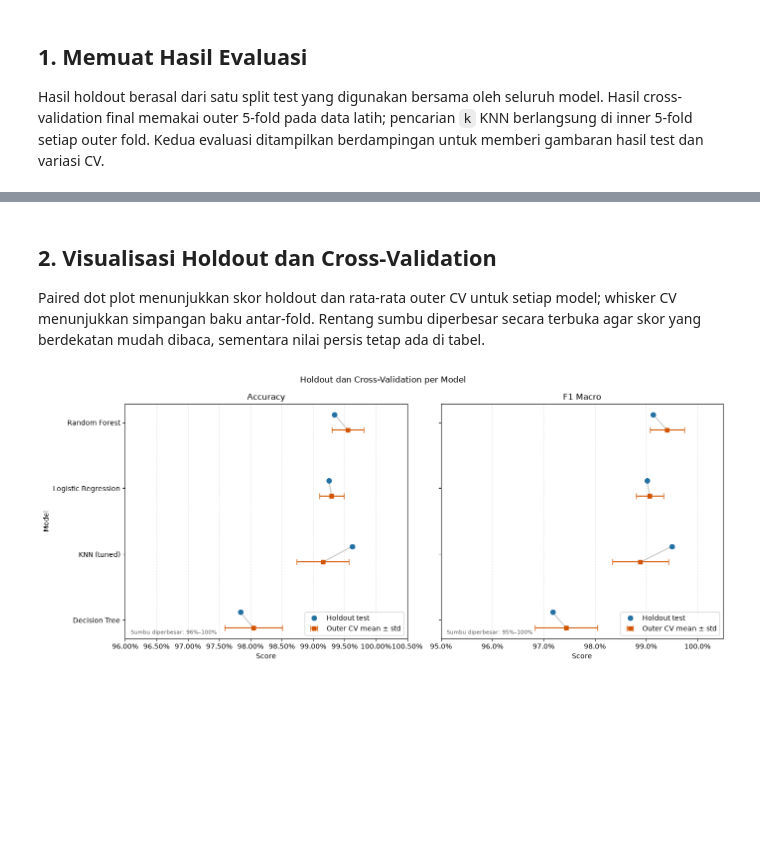
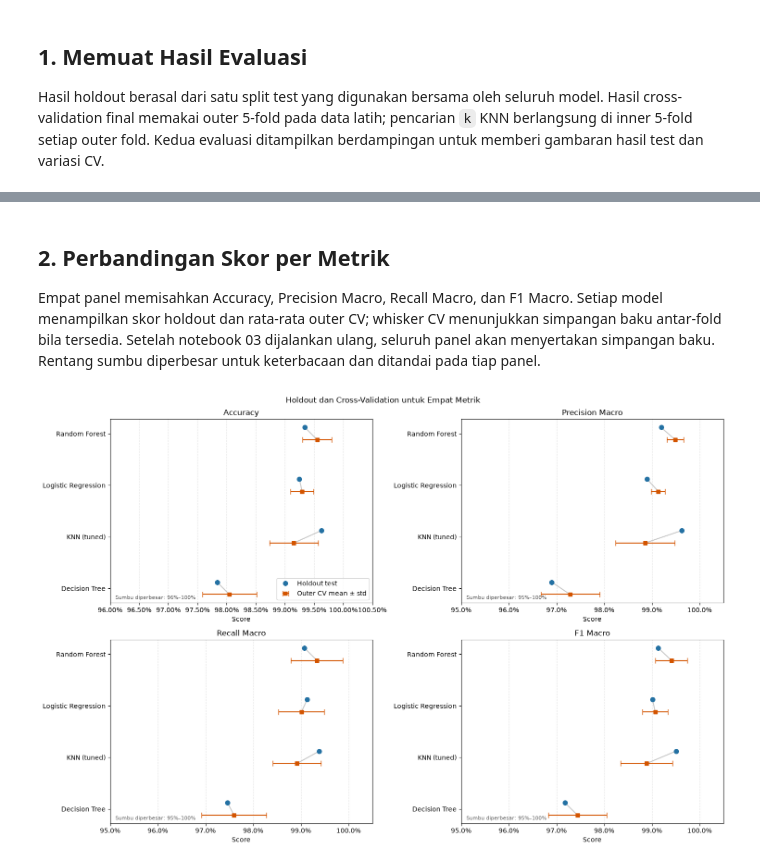
Before and after one commit to Lordzyy43/wineML, a Jupyter notebook: notebooks/04_model_comparison.ipynb, the cells around one changed output, grey strips where cells are left out. Drawn from its saved outputs; the diff is of its cells as text; code cells hidden in the pictures; blank space fills up the shorter version.

Commit message:
Tambahan visualisasi komparasi

```diff
--- a/notebooks/04_model_comparison.ipynb
+++ b/notebooks/04_model_comparison.ipynb
@@ -53,40 +72,61 @@ Sumber hasil: d:\MachineLearning\Wine\reports\classification
 # %% [markdown]
-## 2. Visualisasi Holdout dan Cross-Validation
+## 2. Perbandingan Skor per Metrik
 
-Paired dot plot menunjukkan skor holdout dan rata-rata outer CV untuk setiap model; whisker CV menunjukkan simpangan baku antar-fold. Rentang sumbu diperbesar secara terbuka agar skor yang berdekatan mudah dibaca, sementara nilai persis tetap ada di tabel.
+Empat panel memisahkan Accuracy, Precision Macro, Recall Macro, dan F1 Macro. Setiap model menampilkan skor holdout dan rata-rata outer CV; whisker CV menunjukkan simpangan baku antar-fold bila tersedia. Setelah notebook 03 dijalankan ulang, seluruh panel akan menyertakan simpangan baku. Rentang sumbu diperbesar untuk keterbacaan dan ditandai pada tiap panel.
 # %%
-import numpy as np
-from matplotlib.ticker import PercentFormatter
-
 plot_specs = [
     ("Accuracy", "Accuracy Mean", "Accuracy Std", "Accuracy"),
+    ("Precision Macro", "Precision Macro Mean", "Precision Macro Std", "Precision Macro"),
+    ("Recall Macro", "Recall Macro Mean", "Recall Macro Std", "Recall Macro"),
     ("F1-score Macro", "F1 Macro Mean", "F1 Macro Std", "F1 Macro"),
 ]
-fig, axes = plt.subplots(1, 2, figsize=(14, 6), sharey=True)
-for ax, (test_col, cv_mean, cv_std, title) in zip(axes, plot_specs):
-    plot_data = comparison.sort_values(cv_mean, ascending=True).reset_index(drop=True)
+plot_data = comparison.sort_values("F1 Macro Mean", ascending=True).reset_index(drop=True)
+fig, axes = plt.subplots(2, 2, figsize=(15, 10))
+
+for panel, (ax, (test_col, cv_mean, cv_std, title)) in enumerate(zip(axes.flat, plot_specs)):
     y = np.arange(len(plot_data))
     holdout = plot_data[test_col].to_numpy()
     cv_values = plot_data[cv_mean].to_numpy()
-    cv_std_values = plot_data[cv_std].to_numpy()
+    cv_std_values = (
+        plot_data[cv_std].to_numpy()
+        if cv_std in plot_data.columns
+        else None
+    )
+
     for row, test_score, cv_score in zip(y, holdout, cv_values):
-        ax.plot([test_score, cv_score], [row + 0.12, row - 0.12], color="0.78", linewidth=1.5, zorder=1)
-    ax.errorbar(holdout, y + 0.12, fmt="o", markersize=7, color="#2471A3", label="Holdout test", zorder=3)
-    ax.errorbar(cv_values, y - 0.12, xerr=cv_std_values, fmt="s", markersize=6, color="#D35400", ecolor="#D35400", capsize=4, label="Outer CV mean ± std", zorder=3)
+        ax.plot(
+            [test_score, cv_score], [row + 0.12, row - 0.12],
+            color="0.78", linewidth=1.5, zorder=1,
+        )
+    ax.errorbar(
+        holdout, y + 0.12, fmt="o", markersize=7,
+        color="#2471A3", label="Holdout test", zorder=3,
+    )
+    ax.errorbar(
+        cv_values, y - 0.12, xerr=cv_std_values, fmt="s", markersize=6,
+        color="#D35400", ecolor="#D35400", capsize=4,
+        label="Outer CV mean ± std", zorder=3,
+    )
+
     ax.set_title(title)
     ax.set_xlabel("Score")
     ax.xaxis.set_major_formatter(PercentFormatter(xmax=1))
     ax.set_yticks(y)
     ax.set_yticklabels(plot_data["Model"])
     ax.grid(axis="x", linestyle="--", alpha=0.35)
-    ax.legend(loc="lower right")
-    lowest = min(float(holdout.min()), float((cv_values - cv_std_values).min()))
+    cv_lower = cv_values if cv_std_values is None else cv_values - cv_std_values
+    lowest = min(float(holdout.min()), float(cv_lower.min()))
     lower_limit = max(0.0, np.floor((lowest - 0.015) * 100) / 100)
     ax.set_xlim(lower_limit, 1.005)
-    ax.text(0.02, 0.02, f"Sumbu diperbesar: {lower_limit:.0%}–100%", transform=ax.transAxes, fontsize=8, color="0.35")
-axes[0].set_ylabel("Model")
-fig.suptitle("Holdout dan Cross-Validation per Model")
+    ax.text(
+        0.02, 0.02, f"Sumbu diperbesar: {lower_limit:.0%}–100%",
+        transform=ax.transAxes, fontsize=8, color="0.35",
+    )
+    if panel == 0:
+        ax.legend(loc="lower right")
+
+fig.suptitle("Holdout dan Cross-Validation untuk Empat Metrik")
 fig.tight_layout()
 plt.show()
 # %% [output]
-[figure, old version]
+[figure, new version]
```
Also changed, not shown: parts of 6 cells of this notebook, 4 other files.
